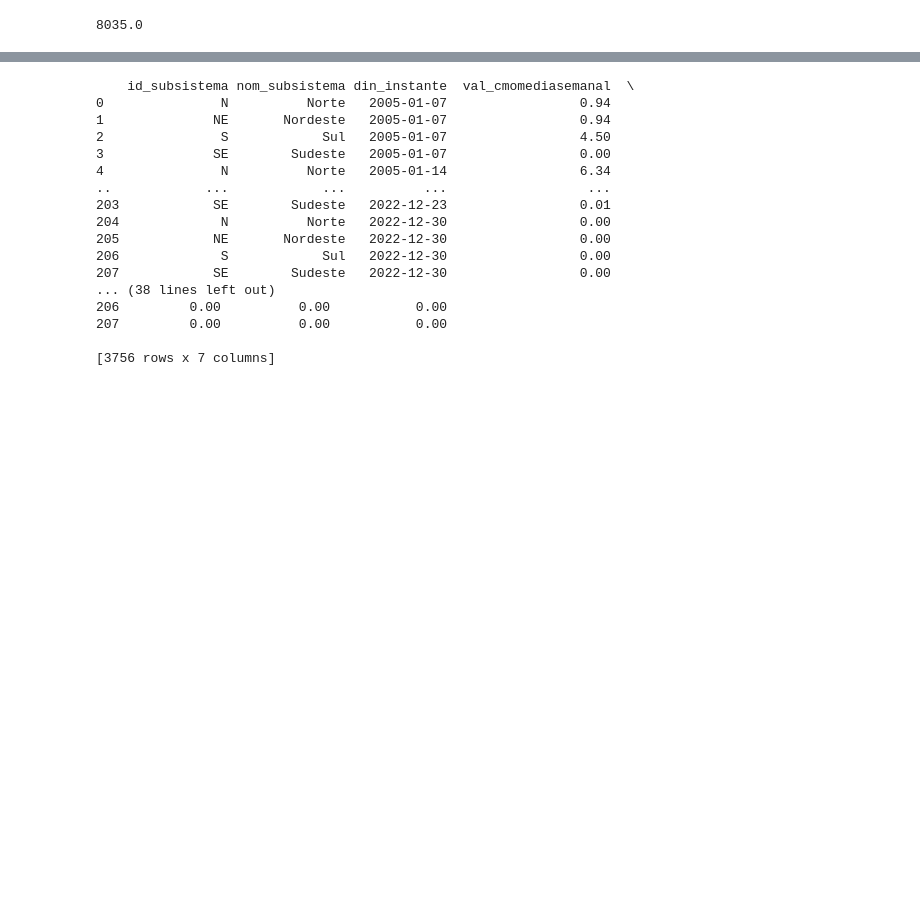
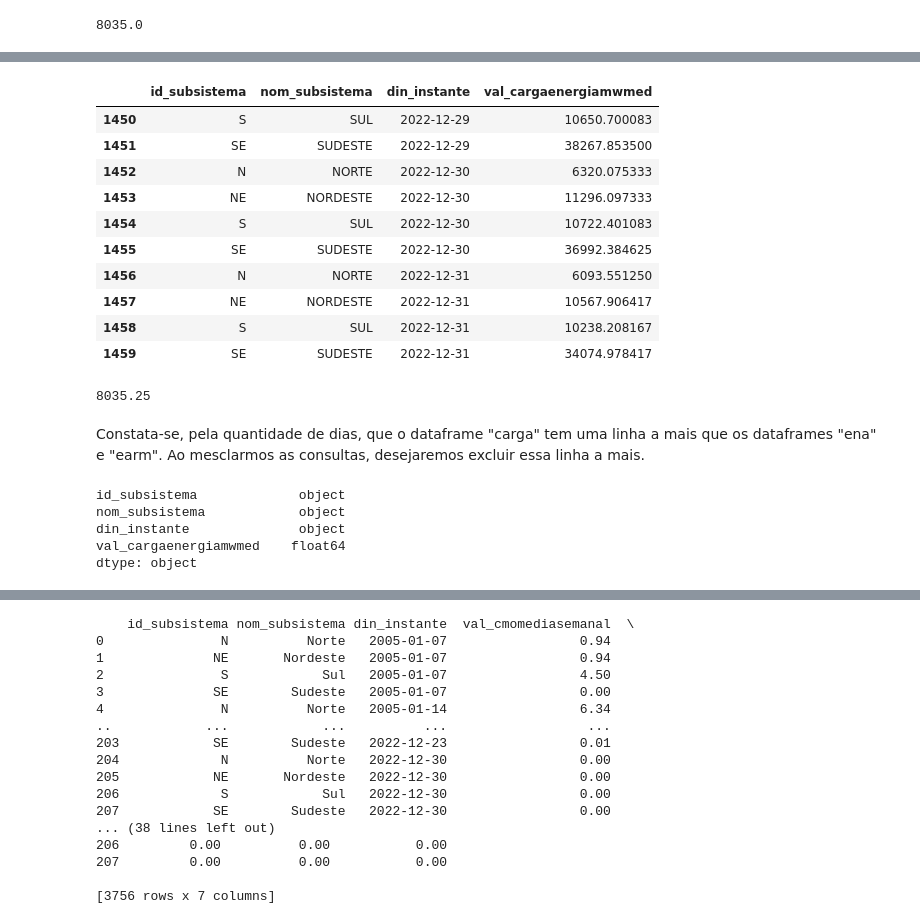
Before and after one commit to belanatal/PosPUCRio, a Jupyter notebook: MVP-SprintI.ipynb, the cells around one changed output, grey strips where cells are left out. Saved outputs shown, nothing was run; the diff lists cells and outputs as text; code cells hidden in the pictures; blank space fills up the shorter version.

```diff
--- a/MVP-SprintI.ipynb
+++ b/MVP-SprintI.ipynb
@@ -325,0 +375,31 @@ print(carga)
+# %%
+# Conferindo as últimas 10 linhas
+carga.tail(10)
+# %% [output]
+|  | id_subsistema | nom_subsistema | din_instante | val_cargaenergiamwmed |
+| 1450 | S | SUL | 2022-12-29 | 10650.700083 |
+| 1451 | SE | SUDESTE | 2022-12-29 | 38267.853500 |
+| 1452 | N | NORTE | 2022-12-30 | 6320.075333 |
+| 1453 | NE | NORDESTE | 2022-12-30 | 11296.097333 |
+| 1454 | S | SUL | 2022-12-30 | 10722.401083 |
+| 1455 | SE | SUDESTE | 2022-12-30 | 36992.384625 |
+| 1456 | N | NORTE | 2022-12-31 | 6093.551250 |
+| 1457 | NE | NORDESTE | 2022-12-31 | 10567.906417 |
+| 1458 | S | SUL | 2022-12-31 | 10238.208167 |
+| 1459 | SE | SUDESTE | 2022-12-31 | 34074.978417 |
+# %%
+# Conferindo a quantidade de dias (considerando 4 subsistemas)
+len(carga)/4
+# %% [output]
+8035.25
+# %% [markdown]
+Constata-se, pela quantidade de dias, que o dataframe "carga" tem uma linha a mais que os dataframes "ena" e "earm". Ao mesclarmos as consultas, desejaremos excluir essa linha a mais.
+# %%
+# Verificando os tipos de coluna do dataframe carga
+carga.dtypes
+# %% [output]
+id_subsistema             object
+nom_subsistema            object
+din_instante              object
+val_cargaenergiamwmed    float64
+dtype: object
```
Also changed, not shown: parts of 14 cells of this notebook.
